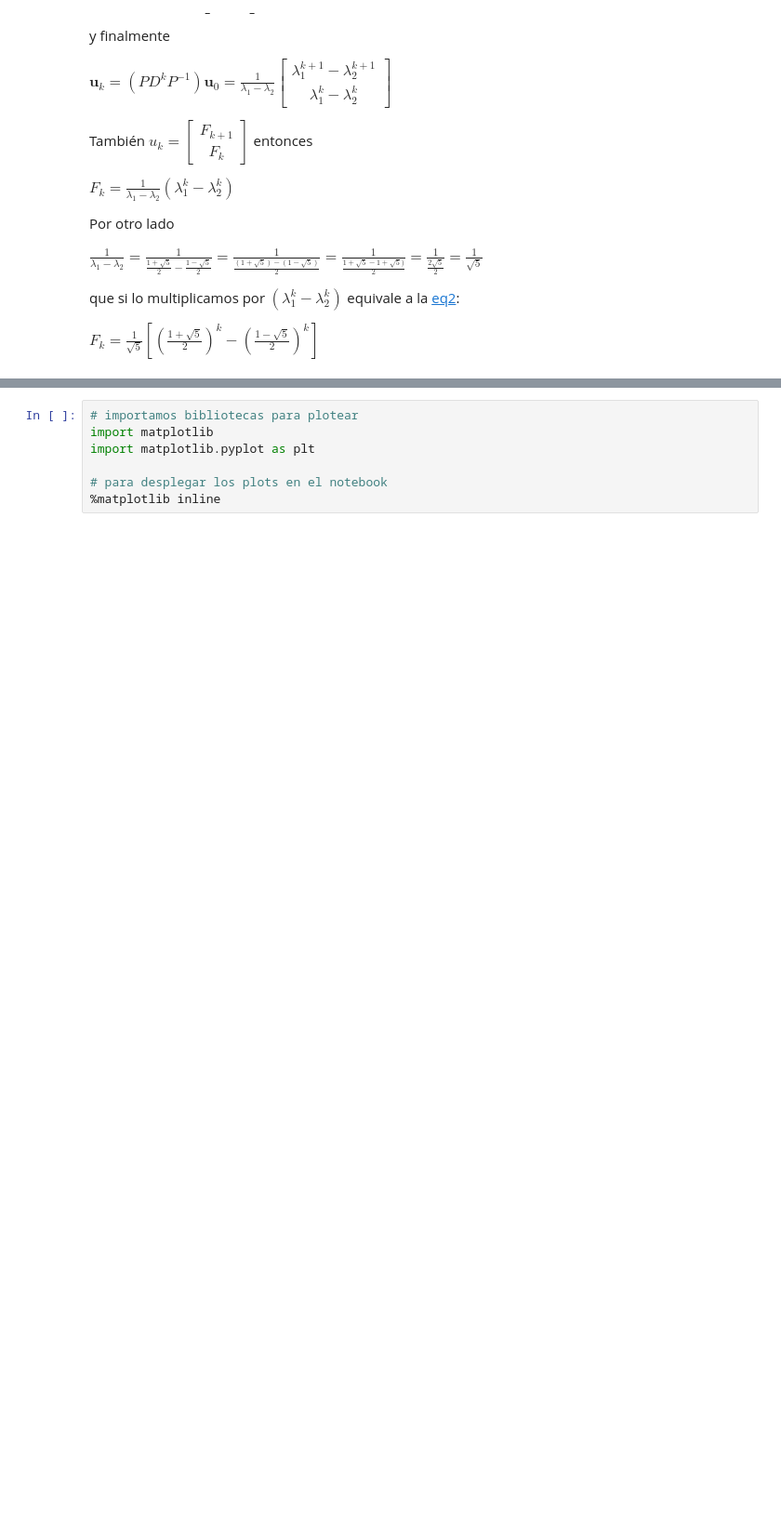
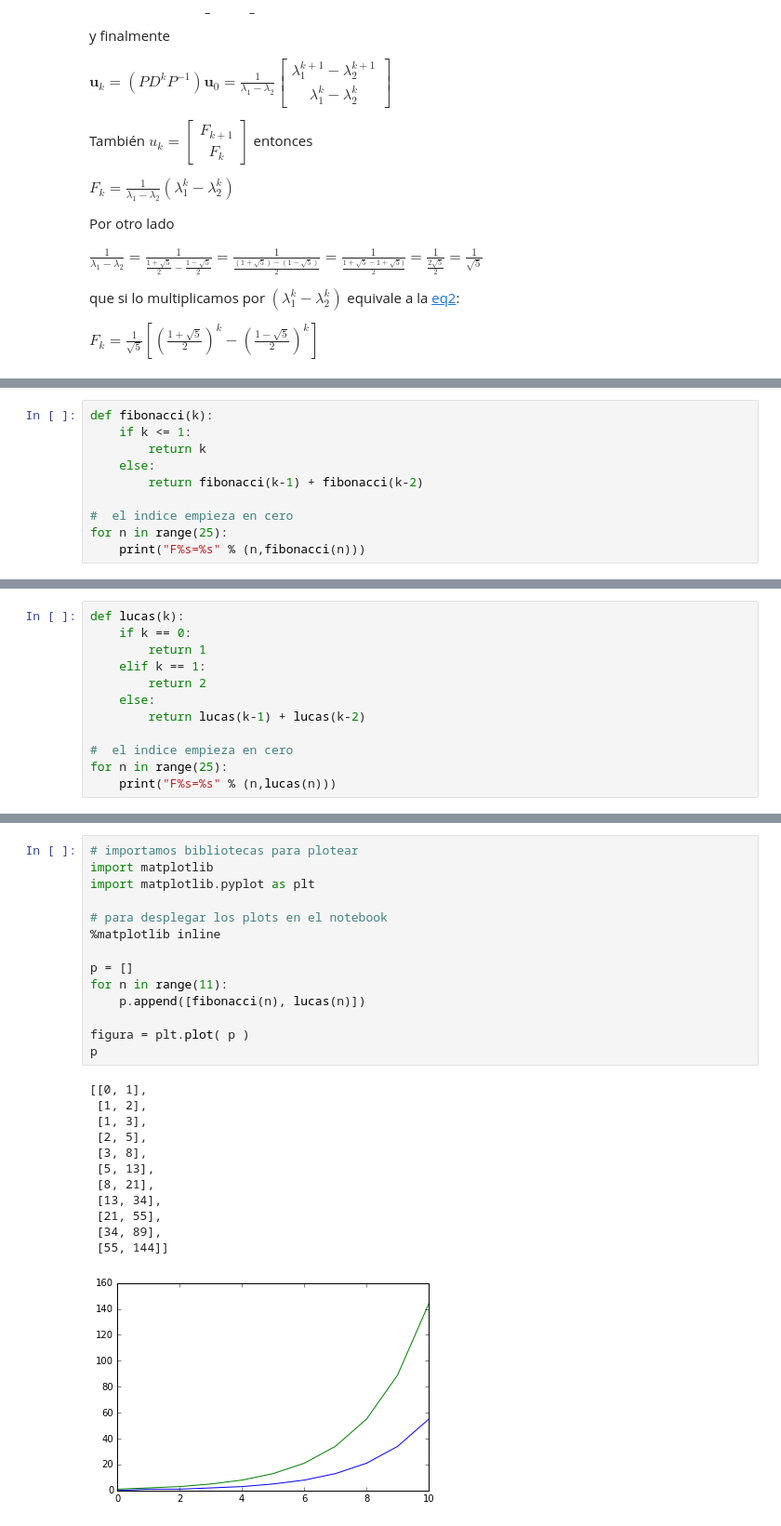
Before and after one commit to rgarcia-herrera/sistemas-dinamicos, a Jupyter notebook: Fibonacci.ipynb, the cells around one changed output, grey strips where cells are left out. Shown: that part at 93% size. Saved outputs shown, nothing was run; the diff lists cells and outputs as text; blank space fills up the shorter version.

Commit message:
lucas, formula fib

```diff
--- a/Fibonacci.ipynb
+++ b/Fibonacci.ipynb
@@ -458,0 +461,10 @@ $F_{k}=\frac{1}{\sqrt{5}}\left[\left(\frac{1+\sqrt{5}}{2}\right)^{k}-\left(\frac
+# %%
+def fibonacci(k):
+    if k <= 1:
+        return k
+    else:
+        return fibonacci(k-1) + fibonacci(k-2)
+
+#  el indice empieza en cero
+for n in range(25):
+    print("F%s=%s" % (n,fibonacci(n)))
@@ -458,0 +493,12 @@ $F_{k}=\frac{1}{\sqrt{5}}\left[\left(\frac{1+\sqrt{5}}{2}\right)^{k}-\left(\frac
+# %%
+def lucas(k):
+    if k == 0:
+        return 1
+    elif k == 1:
+        return 2
+    else:
+        return lucas(k-1) + lucas(k-2)
+
+#  el indice empieza en cero
+for n in range(25):
+    print("F%s=%s" % (n,lucas(n)))
@@ -459,7 +525,27 @@ $F_{k}=\frac{1}{\sqrt{5}}\left[\left(\frac{1+\sqrt{5}}{2}\right)^{k}-\left(\frac
 # %%
 # importamos bibliotecas para plotear
 import matplotlib
 import matplotlib.pyplot as plt
 
 # para desplegar los plots en el notebook
 %matplotlib inline
+
+p = []
+for n in range(11):
+    p.append([fibonacci(n), lucas(n)])
+
+figura = plt.plot( p )
+p
+# %% [output]
+[[0, 1],
+ [1, 2],
+ [1, 3],
+ [2, 5],
+ [3, 8],
+ [5, 13],
+ [8, 21],
+ [13, 34],
+ [21, 55],
+ [34, 89],
+ [55, 144]]
+[figure, added]
```
Also changed, not shown: parts of 9 cells of this notebook.
